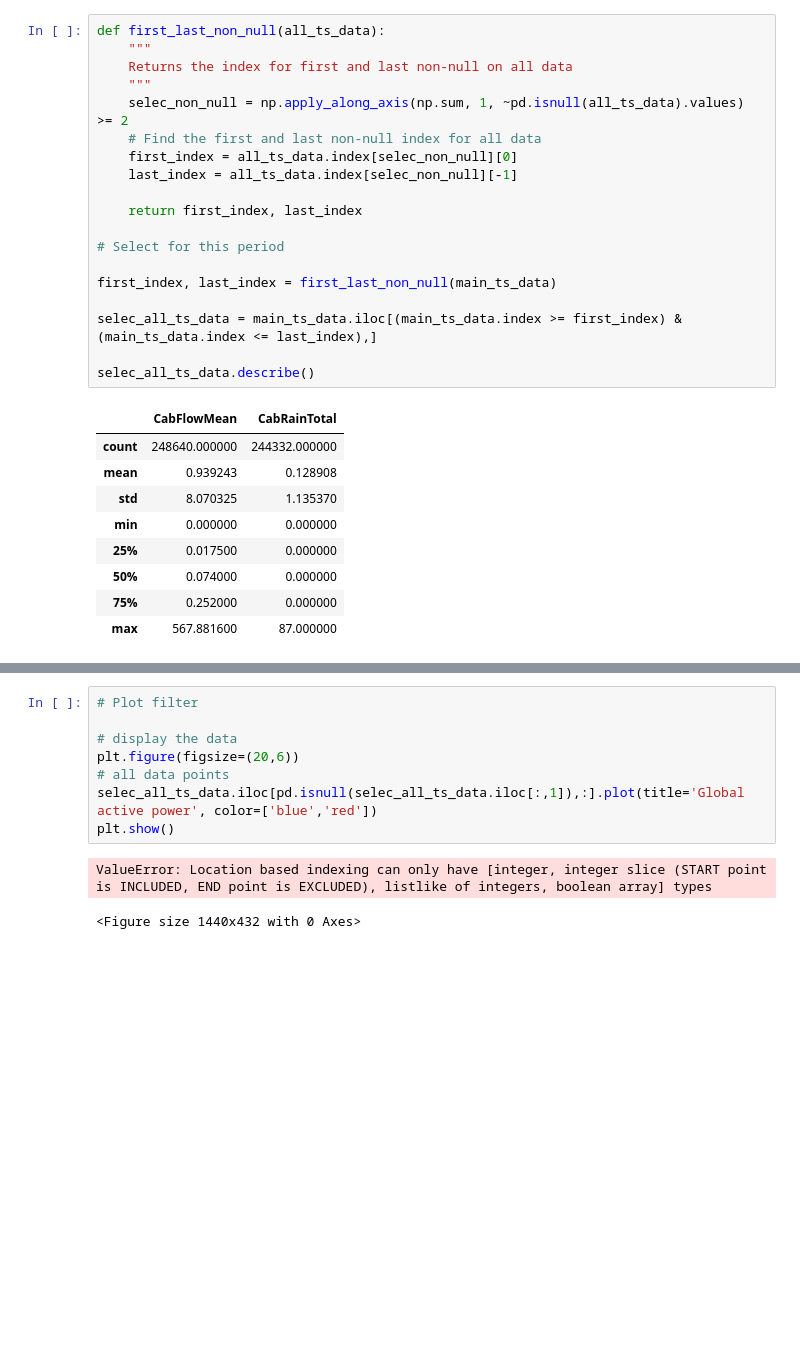
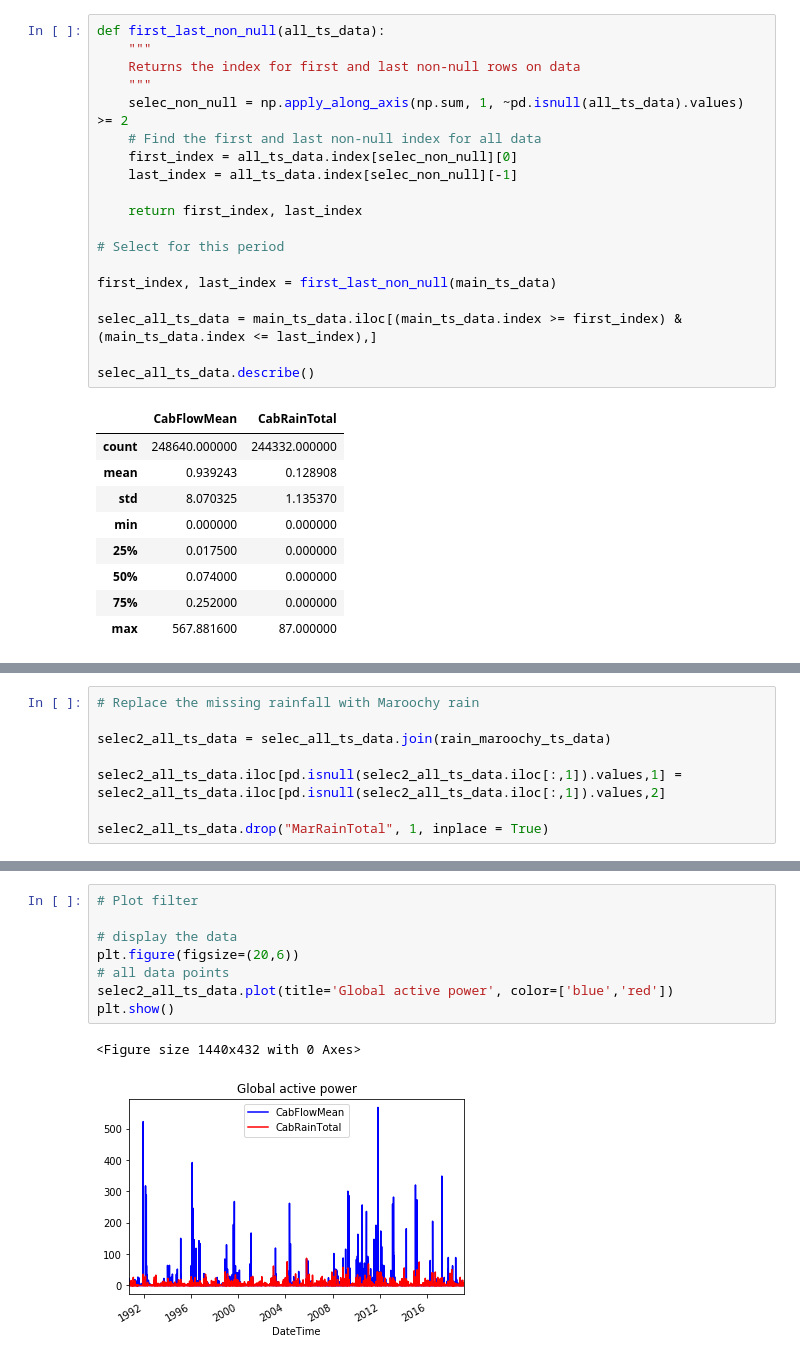
Before and after one commit to YX577/floodprediction, a Jupyter notebook: Model_1_Caboolture_Basin_Hourly.ipynb, the cells around one changed output, grey strips where cells are left out. Drawn from its saved outputs; the diff is of its cells as text; blank space fills up the shorter version.

```diff
--- a/Model_1_Caboolture_Basin_Hourly.ipynb
+++ b/Model_1_Caboolture_Basin_Hourly.ipynb
@@ -160,7 +147,7 @@ array([False, False, False, ...,  True,  True,  True])
 # %%
 def first_last_non_null(all_ts_data):
     """
-    Returns the index for first and last non-null on all data
+    Returns the index for first and last non-null rows on data
     """
     selec_non_null = np.apply_along_axis(np.sum, 1, ~pd.isnull(all_ts_data).values) >= 2
     # Find the first and last non-null index for all data
@@ -192,0 +176,8 @@ Timestamp('1965-01-10 12:00:00')
+# %%
+# Replace the missing rainfall with Maroochy rain
+
+selec2_all_ts_data = selec_all_ts_data.join(rain_maroochy_ts_data)
+
+selec2_all_ts_data.iloc[pd.isnull(selec2_all_ts_data.iloc[:,1]).values,1] = selec2_all_ts_data.iloc[pd.isnull(selec2_all_ts_data.iloc[:,1]).values,2]
+
+selec2_all_ts_data.drop("MarRainTotal", 1, inplace = True)
@@ -193,11 +196,11 @@ Timestamp('1965-01-10 12:00:00')
 # %%
 # Plot filter
 
 # display the data
 plt.figure(figsize=(20,6))
 # all data points
-selec_all_ts_data.iloc[pd.isnull(selec_all_ts_data.iloc[:,1]),:].plot(title='Global active power', color=['blue','red'])
+selec2_all_ts_data.plot(title='Global active power', color=['blue','red'])
 plt.show()
 # %% [output]
-ValueError: Location based indexing can only have [integer, integer slice (START point is INCLUDED, END point is EXCLUDED), listlike of integers, boolean array] types
+<Figure size 1440x432 with 0 Axes>
-<Figure size 1440x432 with 0 Axes>
+[figure, added]
```
Also changed, not shown: parts of 22 cells of this notebook.
